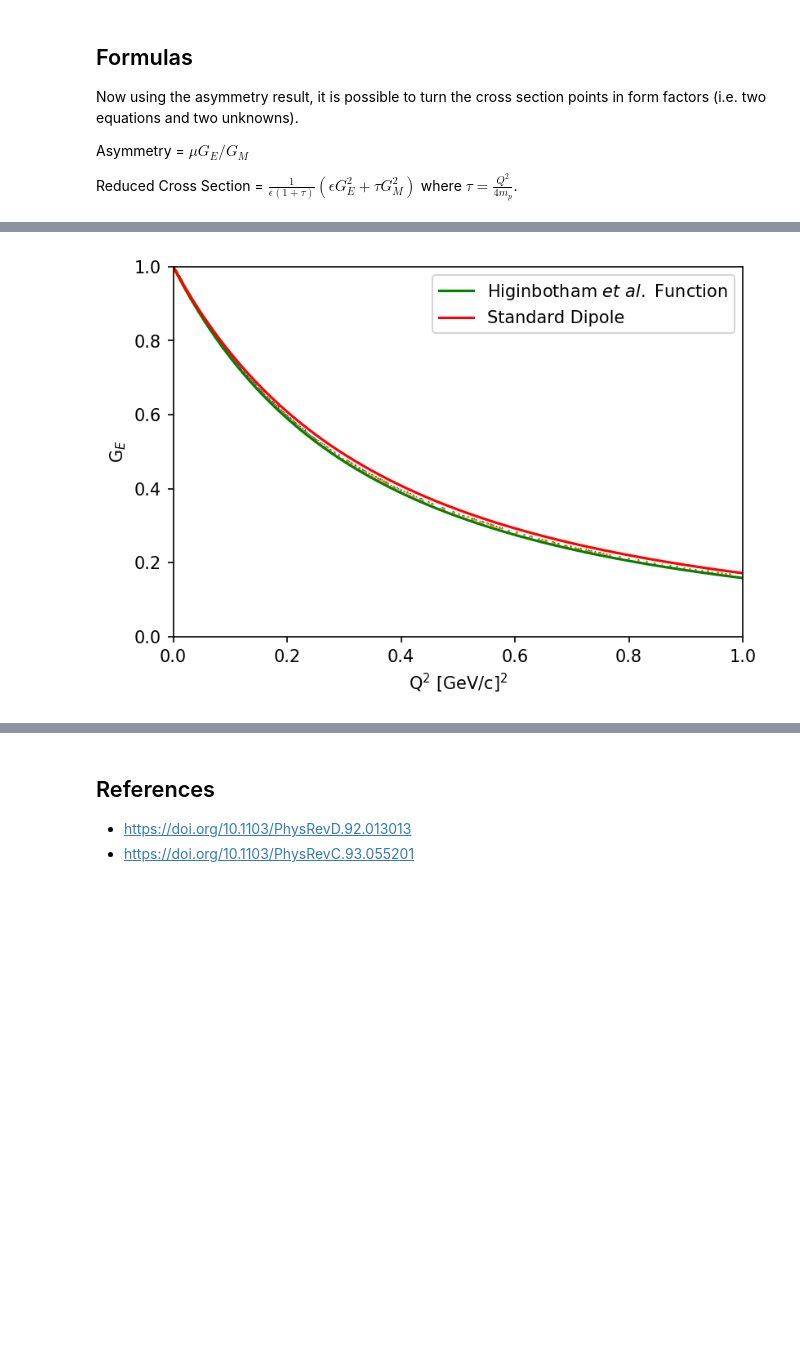
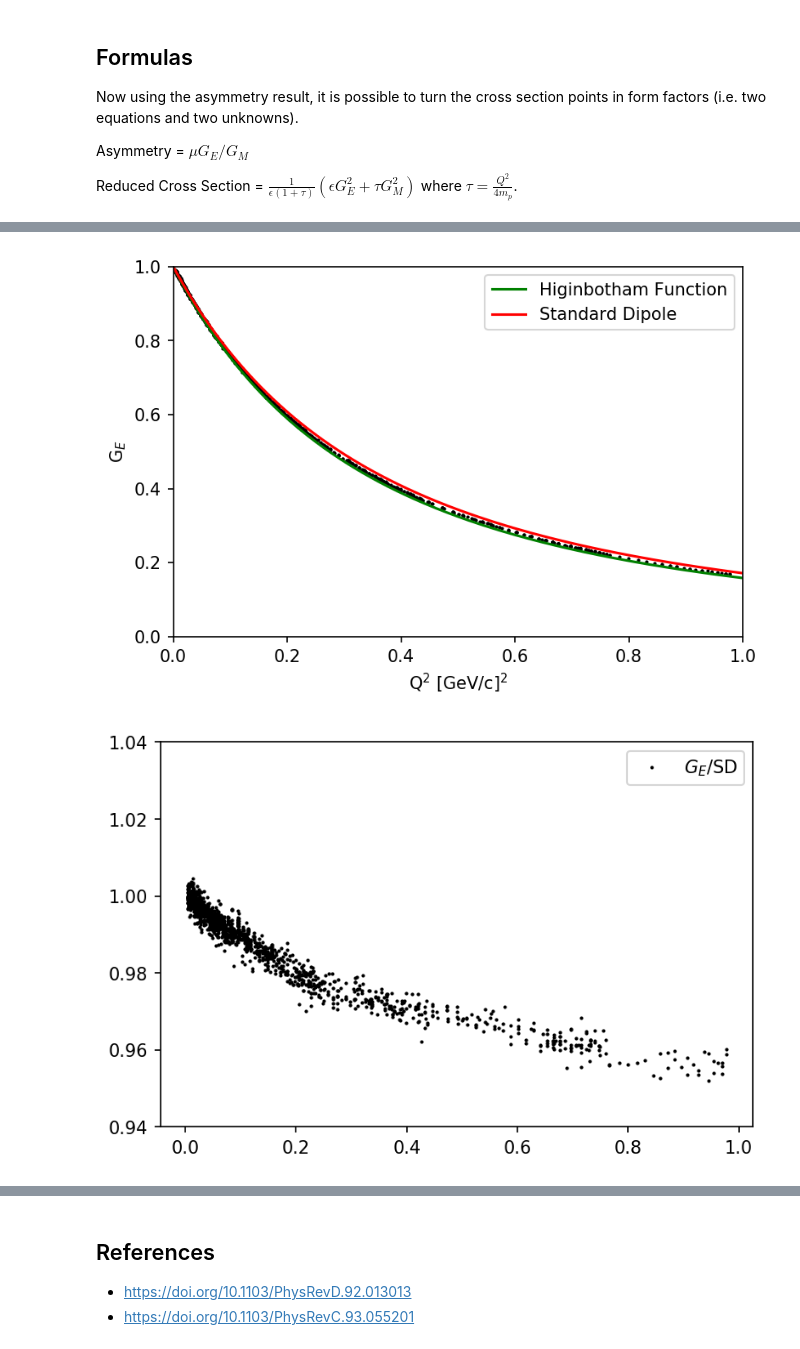
Before and after one commit to JeffersonLab/AsymmetryData, a Jupyter notebook: CrossSectionData.ipynb, the cells around one changed output, grey strips where cells are left out. Drawn from its saved outputs; the diff is of its cells as text; code cells hidden in the pictures; blank space fills up the shorter version.

```diff
--- a/CrossSectionData.ipynb
+++ b/CrossSectionData.ipynb
@@ -76,36 +109,49 @@ for n in range(len(q2)):
 # %%
 import matplotlib.pyplot as plt
 
 def sd(q2):
     return (1+25.7*0.11/2*q2)**(-2)
 
 def dd(q2):
     return (1+25.7*0.1176/2*q2)**(-2)
     #return (1-0.6*q2)/(1+2.4*q2)
 
 rdd=[]; sdd=[]; mdd=[]
 
 mq2=np.linspace(0,1,1000)
 for n in mq2:
     rdd.append(dd(n))
     sdd.append(sd(n))
-    mdd.append(sd(n)*2.793)
+    mdd.append(sd(n)*PROTON_MU)
 
 plt.figure(dpi=150)
-plt.plot(q2,ge,',')
-plt.errorbar(q2,ge,yerr=uge,fmt=',',zorder=1)
-plt.plot(mq2,rdd,'r',color='green',label='Higinbotham $\it{et\ al.}$ Function')
+plt.plot(q2,ge,'o',ms=1,color='black')
+plt.errorbar(q2,ge,yerr=uge,fmt=',',zorder=1,color='black')
+plt.plot(mq2,rdd,'r',color='green',label='Higinbotham Function')
 plt.plot(mq2,sdd,'-',color='red',label='Standard Dipole')
 plt.xlim(0,1)
 plt.ylim(0,1)
 plt.xlabel('Q$^2$ [GeV/c]$^2$')
 plt.ylabel('G$_E$')
 plt.legend()
 plt.savefig("./Figures/GeFigure.png") # Raster Graphic
 plt.savefig("./Figures/GeFigure.pdf") # Vector Graphic
 plt.show()
+
+ratio=[]
+count=0
+for m in q2:
+    ratio.append(ge[count]/sd(m))
+    count+=1
+
+plt.figure(dpi=150)
+plt.plot(q2,ratio,'o',ms=1,label='$G_E$/SD',color='black')
+plt.ylim(0.94,1.04)
+plt.legend()
+plt.show()
 # %% [output]
-[figure, old version]
+[figure, new version]
+[figure, added]
 # %%
 #
 # Gm vs. Q2 Plot
```
Also changed, not shown: parts of 12 cells of this notebook, 9 other files.
